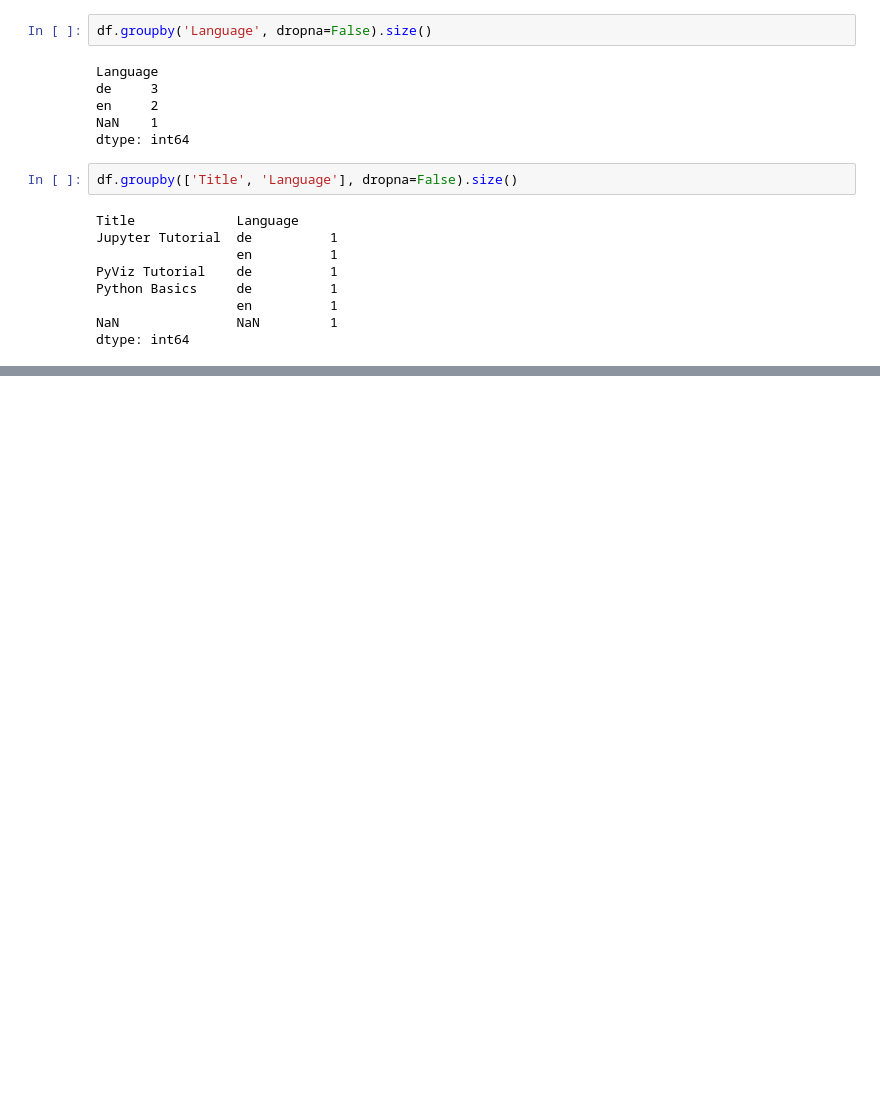
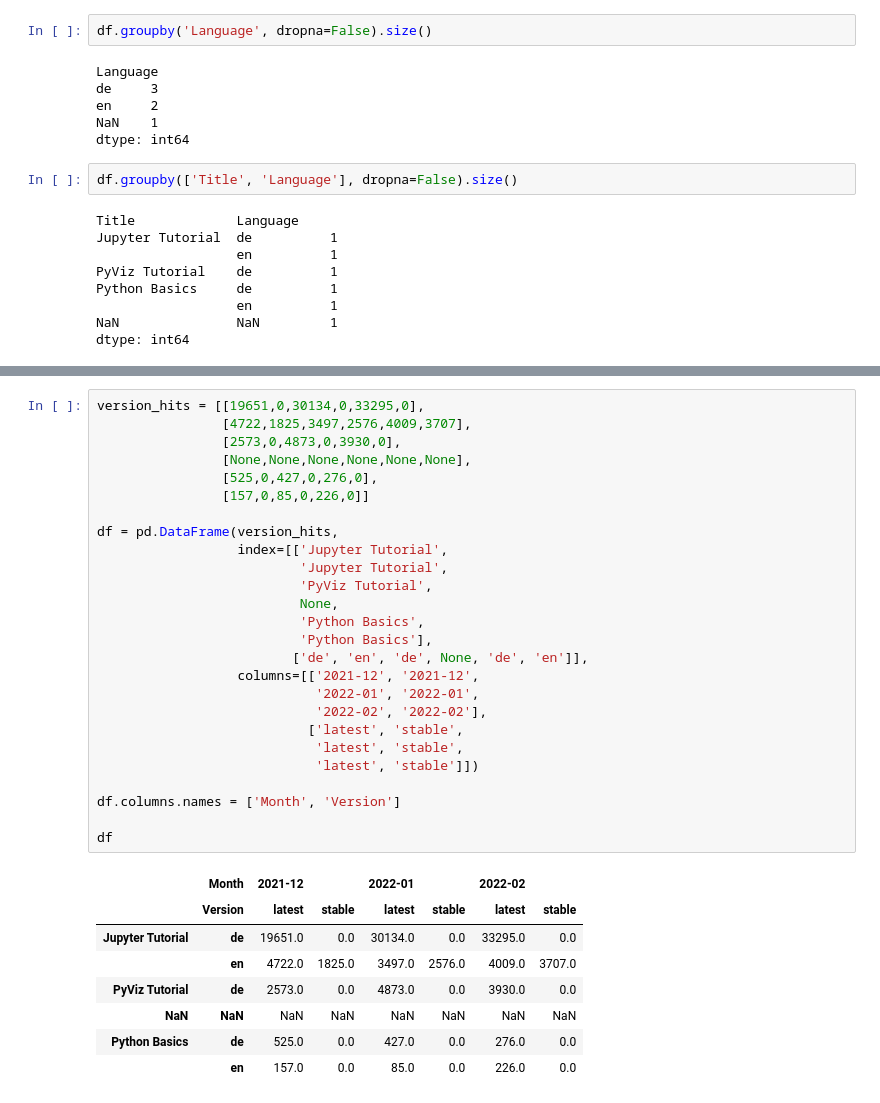
Before and after one commit to cusyio/Python4DataScience-de, a Jupyter notebook: docs/workspace/pandas/group-operations.ipynb, the cells around one changed output, grey strips where cells are left out. Drawn from its saved outputs; the diff is of its cells as text; blank space fills up the shorter version.

```diff
--- a/docs/workspace/pandas/group-operations.ipynb
+++ b/docs/workspace/pandas/group-operations.ipynb
@@ -142,0 +368,35 @@ dtype: int64
+# %%
+version_hits = [[19651,0,30134,0,33295,0],
+                [4722,1825,3497,2576,4009,3707],
+                [2573,0,4873,0,3930,0],
+                [None,None,None,None,None,None],
+                [525,0,427,0,276,0],
+                [157,0,85,0,226,0]]
+
+df = pd.DataFrame(version_hits,
+                  index=[['Jupyter Tutorial',
+                          'Jupyter Tutorial',
+                          'PyViz Tutorial',
+                          None,
+                          'Python Basics',
+                          'Python Basics'],
+                         ['de', 'en', 'de', None, 'de', 'en']],
+                  columns=[['2021-12', '2021-12',
+                            '2022-01', '2022-01',
+                            '2022-02', '2022-02'],
+                           ['latest', 'stable',
+                            'latest', 'stable',
+                            'latest', 'stable']])
+
+df.columns.names = ['Month', 'Version']
+
+df
+# %% [output]
+|  | Month | 2021-12 |  | 2022-01 |  | 2022-02 |  |
+|  | Version | latest | stable | latest | stable | latest | stable |
+| Jupyter Tutorial | de | 19651.0 | 0.0 | 30134.0 | 0.0 | 33295.0 | 0.0 |
+|  | en | 4722.0 | 1825.0 | 3497.0 | 2576.0 | 4009.0 | 3707.0 |
+| PyViz Tutorial | de | 2573.0 | 0.0 | 4873.0 | 0.0 | 3930.0 | 0.0 |
+| NaN | NaN | NaN | NaN | NaN | NaN | NaN | NaN |
+| Python Basics | de | 525.0 | 0.0 | 427.0 | 0.0 | 276.0 | 0.0 |
+|  | en | 157.0 | 0.0 | 85.0 | 0.0 | 226.0 | 0.0 |
```
Also changed, not shown: parts of 43 cells of this notebook.
